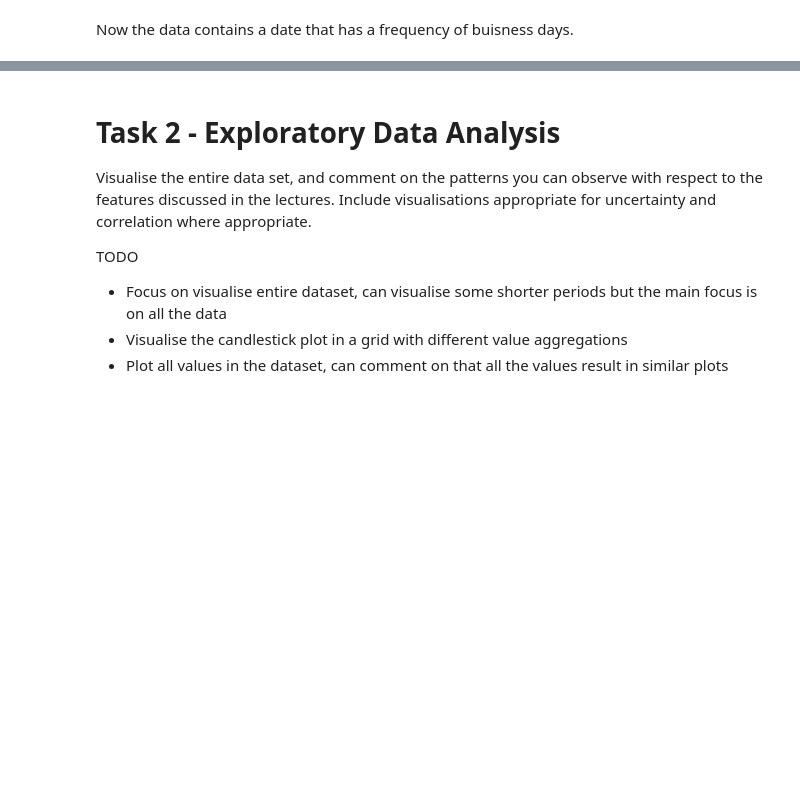
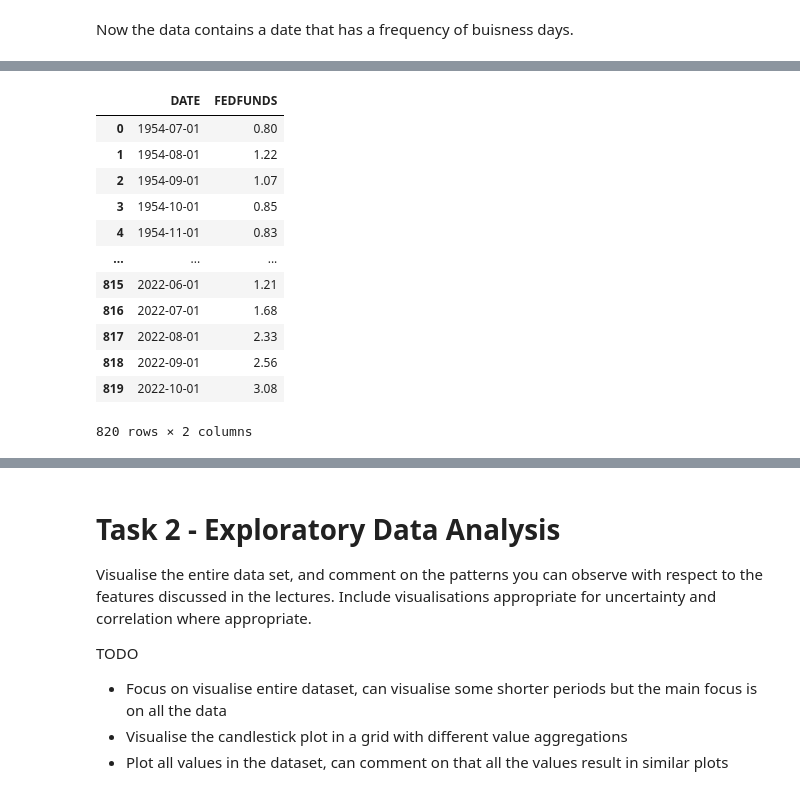
Before and after one commit to JamieKats/data2001-a3, a Jupyter notebook: DATA2001-A3-s4674720.ipynb, the cells around one changed output, grey strips where cells are left out. Cells and saved outputs as stored; diff of their text form; code cells hidden in the pictures; blank space fills up the shorter version.

```diff
--- a/DATA2001-A3-s4674720.ipynb
+++ b/DATA2001-A3-s4674720.ipynb
@@ -163,0 +180,18 @@ Now the data contains a date that has a frequency of buisness days.
+# %%
+# Import Federal Funds Rate (Exogenous Variable)
+interest_rate = pd.read_csv("FEDFUNDS.csv")
+interest_rate
+# %% [output]
+|  | DATE | FEDFUNDS |
+| 0 | 1954-07-01 | 0.80 |
+| 1 | 1954-08-01 | 1.22 |
+| 2 | 1954-09-01 | 1.07 |
+| 3 | 1954-10-01 | 0.85 |
+| 4 | 1954-11-01 | 0.83 |
+| ... | ... | ... |
+| 815 | 2022-06-01 | 1.21 |
+| 816 | 2022-07-01 | 1.68 |
+| 817 | 2022-08-01 | 2.33 |
+| 818 | 2022-09-01 | 2.56 |
+| 819 | 2022-10-01 | 3.08 |
+820 rows × 2 columns
```
Also changed, not shown: parts of 11 cells of this notebook, 1 other file.
